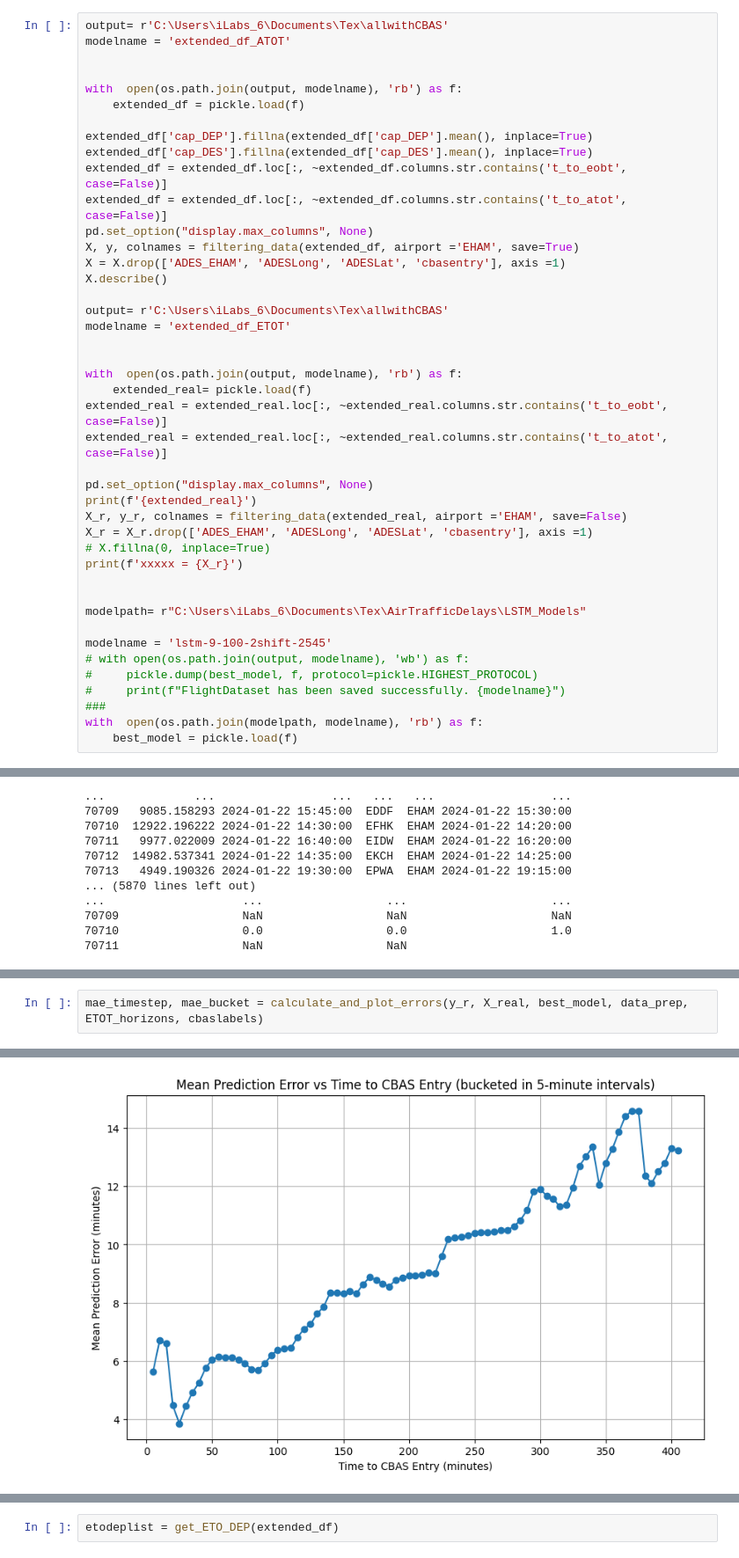
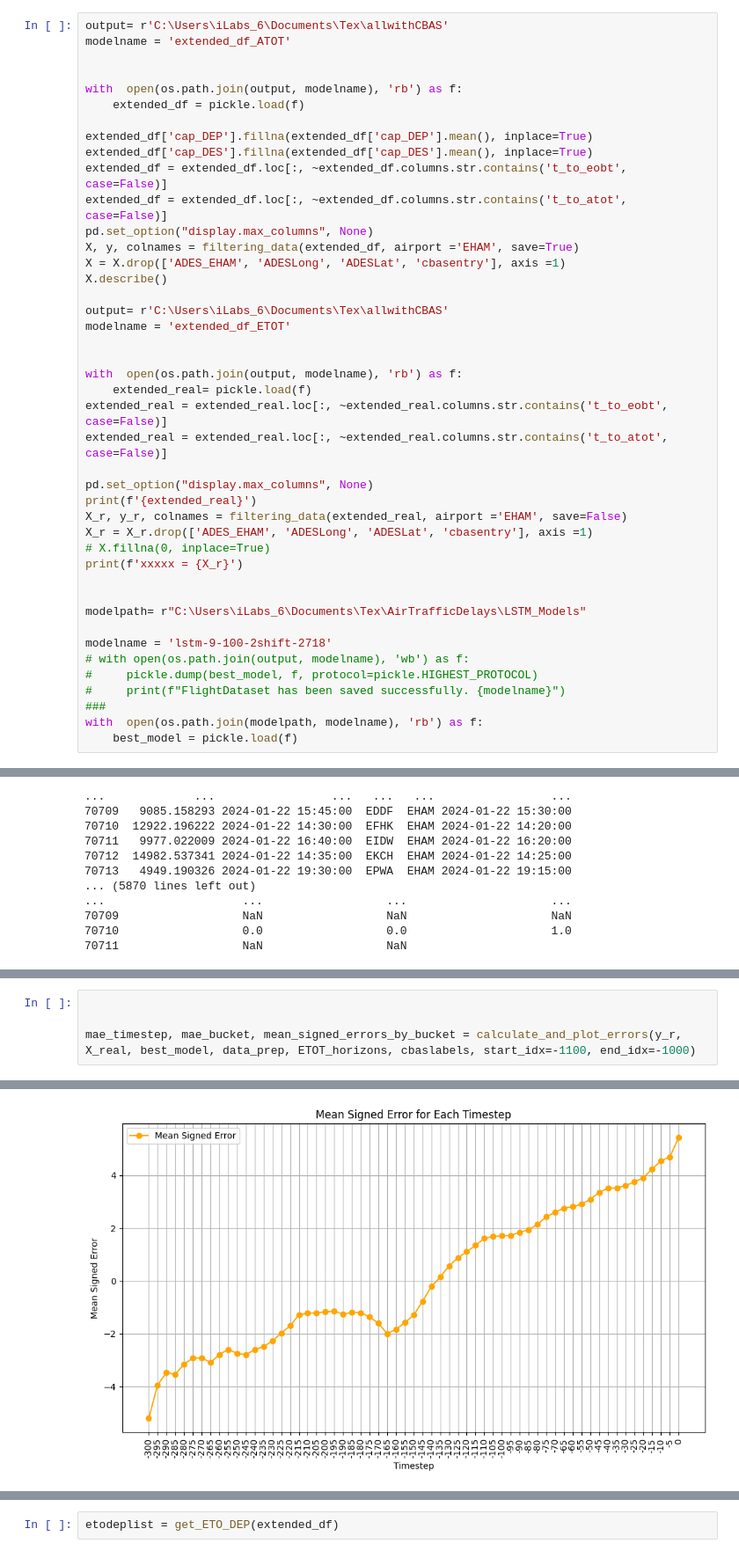
Before and after one commit to 0578Tex/AirTrafficDelay, a Jupyter notebook: analysis.ipynb, the cells around one changed output, grey strips where cells are left out. Shown at 88% size. Saved outputs shown, nothing was run; the diff lists cells and outputs as text.

```diff
--- a/analysis.ipynb
+++ b/analysis.ipynb
@@ -55,7 +52,7 @@ print(f'xxxxx = {X_r}')
 
 modelpath= r"C:\Users\iLabs_6\Documents\Tex\AirTrafficDelays\LSTM_Models"
 
-modelname = 'lstm-9-100-2shift-2545'
+modelname = 'lstm-9-100-2shift-2718'
 # with open(os.path.join(output, modelname), 'wb') as f:
 #     pickle.dump(best_model, f, protocol=pickle.HIGHEST_PROTOCOL)
 #     print(f"FlightDataset has been saved successfully. {modelname}")
@@ -101,5 +101,7 @@ self.fixed_columns=['distance', 'cap_DEP', 'cap_DES', 'ADEP_capacity', 'ADEPLong
 TSATdelay switched
 etodepdelay switched
 # %%
-mae_timestep, mae_bucket = calculate_and_plot_errors(y_r, X_real, best_model, data_prep, ETOT_horizons, cbaslabels)
+
+
+mae_timestep, mae_bucket, mean_signed_errors_by_bucket = calculate_and_plot_errors(y_r, X_real, best_model, data_prep, ETOT_horizons, cbaslabels, start_idx=-1100, end_idx=-1000)
 # %% [output]
@@ -109 +109 @@ ETOT_horizons: ['-300', '-295', '-290', '-285', '-280', '-275', '-270', '-265',
-[figure, old version]
+[figure, new version]
```
Also changed, not shown: parts of 5 cells of this notebook, 9 other files.
